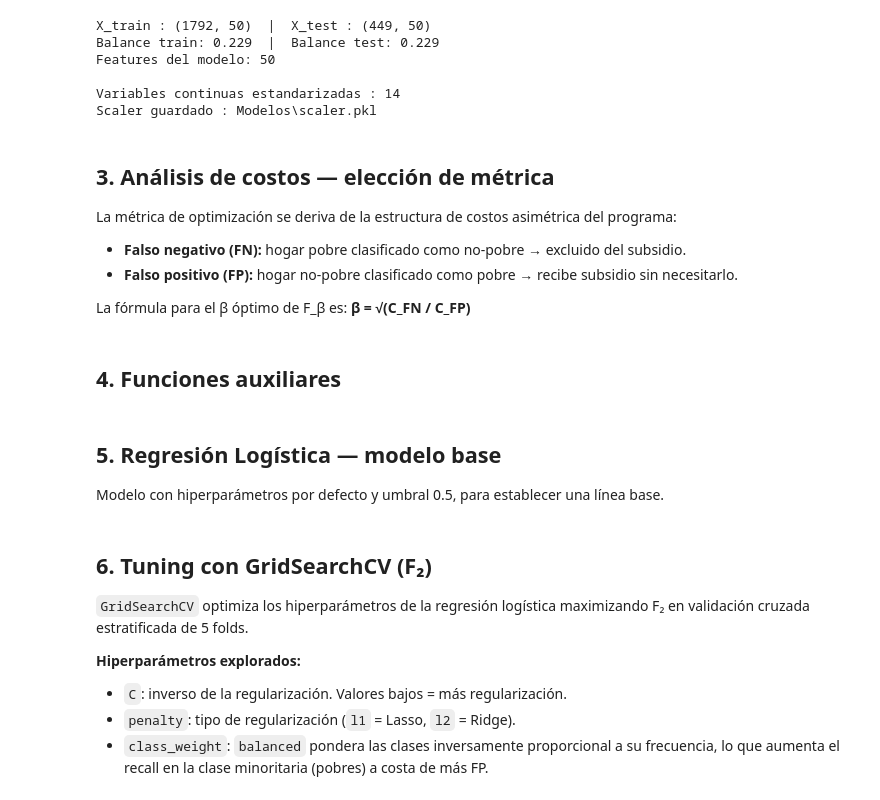
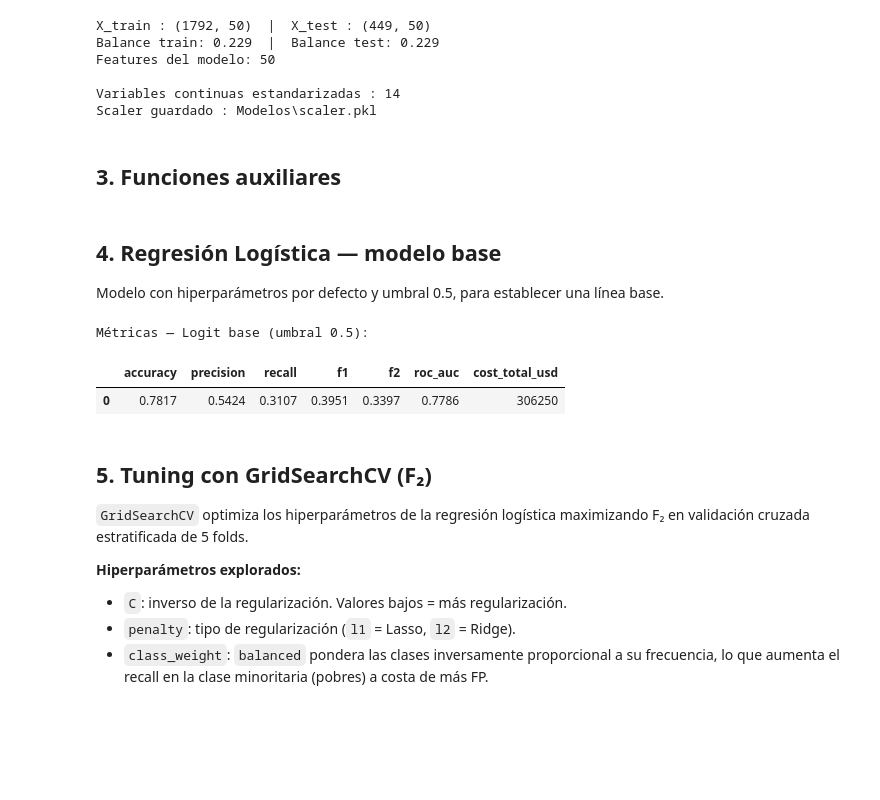
Before and after one commit to darc-17/Sandbox_HE2_DavidRodriguez, a Jupyter notebook: Taller 1/Punto 1. Clasificacion para Focalización de Programas Sociales/modelamiento_punto1.ipynb, the cells around one changed output. Saved outputs shown, nothing was run; the diff lists cells and outputs as text; code cells hidden in the pictures; blank space fills up the shorter version.

```diff
--- a/Taller 1/Punto 1. Clasificacion para Focalización de Programas Sociales/modelamiento_punto1.ipynb
+++ b/Taller 1/Punto 1. Clasificacion para Focalización de Programas Sociales/modelamiento_punto1.ipynb
@@ -134,12 +138,3 @@ Features del modelo: 50
 
 Variables continuas estandarizadas : 14
 Scaler guardado : Modelos\scaler.pkl
-# %% [markdown]
-## 3. Análisis de costos — elección de métrica
-
-La métrica de optimización se deriva de la estructura de costos asimétrica del programa:
-
-- **Falso negativo (FN):** hogar pobre clasificado como no-pobre → excluido del subsidio.
-- **Falso positivo (FP):** hogar no-pobre clasificado como pobre → recibe subsidio sin necesitarlo.
-
-La fórmula para el β óptimo de F_β es: **β = √(C_FN / C_FP)**
@@ -164,5 +141,5 @@ print('alineado con el mandato del BID: proteger hogares vulnerables es la prior
 # %% [markdown]
-## 4. Funciones auxiliares
+## 3. Funciones auxiliares
 # %%
 def evaluate_model(y_true, y_pred, y_prob, beta=BETA):
     tn, fp, fn, tp = confusion_matrix(y_true, y_pred).ravel()
@@ -194,34 +171,26 @@ def evaluate_thresholds(y_true, y_prob, thresholds, beta=BETA, c_fp=C_FP, c_fn=C
         })
     return pd.DataFrame(rows).sort_values('threshold').reset_index(drop=True)
 # %% [markdown]
-## 5. Regresión Logística — modelo base
+## 4. Regresión Logística — modelo base
 
 Modelo con hiperparámetros por defecto y umbral 0.5, para establecer una línea base.
 # %%
 logit_base = LogisticRegression(max_iter=2000, random_state=RANDOM_STATE)
 logit_base.fit(X_train, y_train)
 
 y_prob_base = logit_base.predict_proba(X_test)[:, 1]
 y_pred_base = (y_prob_base >= 0.5).astype(int)
-
 metrics_base = evaluate_model(y_test, y_pred_base, y_prob_base)
 
-cols_show = ['accuracy', 'precision', 'recall', 'f1', f'f{BETA}', 'roc_auc',
-             'tn', 'fp', 'fn', 'tp', 'cost_total_usd']
-print('Metricas — Logit base (umbral 0.5):')
+cols_show = ['accuracy', 'precision', 'recall', 'f1', f'f{BETA}', 'roc_auc', 'cost_total_usd']
+print('Métricas — Logit base (umbral 0.5):')
 display(pd.DataFrame([metrics_base])[cols_show].round(4))
-
-fig, ax = plt.subplots(figsize=(5, 4))
-ConfusionMatrixDisplay.from_predictions(
-    y_test, y_pred_base, ax=ax,
-    display_labels=['No pobre', 'Pobre'],
-    colorbar=False, cmap='Blues',
-)
-ax.set_title('Logit base — Matriz de confusion (umbral 0.5)')
-plt.tight_layout()
-plt.show()
+# %% [output]
+Métricas — Logit base (umbral 0.5):
+|  | accuracy | precision | recall | f1 | f2 | roc_auc | cost_total_usd |
+| 0 | 0.7817 | 0.5424 | 0.3107 | 0.3951 | 0.3397 | 0.7786 | 306250 |
 # %% [markdown]
-## 6. Tuning con GridSearchCV (F₂)
+## 5. Tuning con GridSearchCV (F₂)
 
 `GridSearchCV` optimiza los hiperparámetros de la regresión logística maximizando F₂ en
 validación cruzada estratificada de 5 folds.
```
Also changed, not shown: parts of 21 cells of this notebook, 1 other file.
